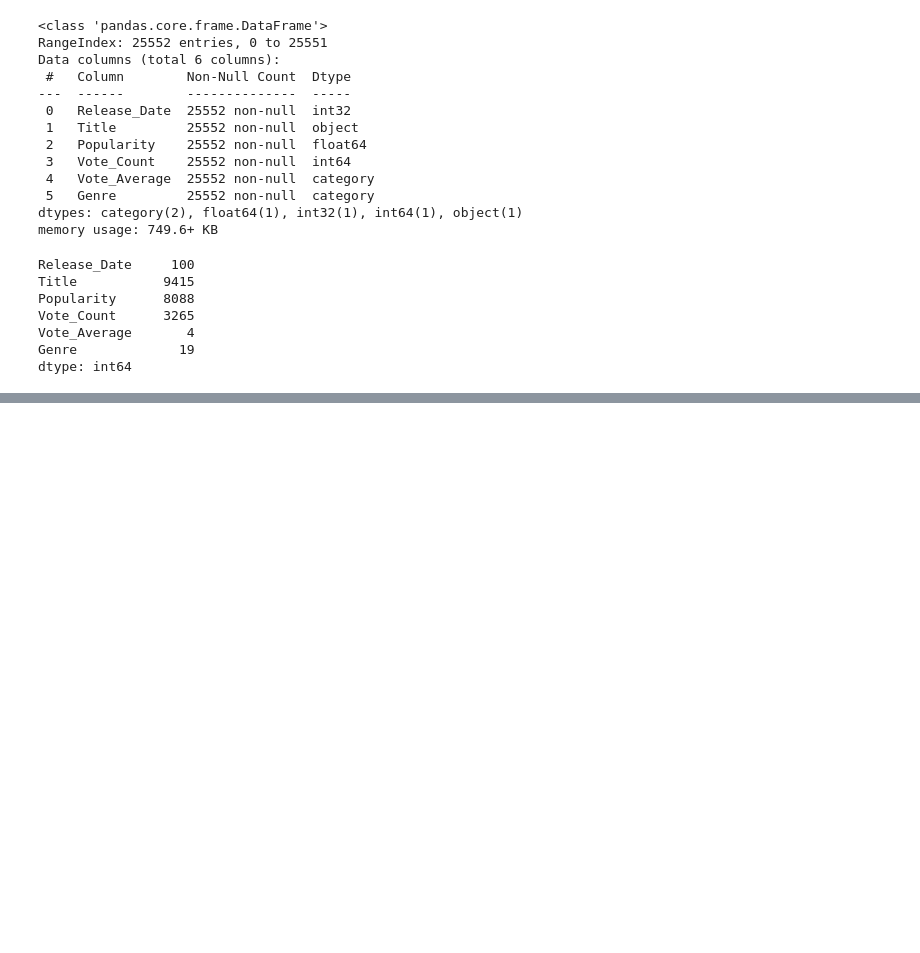
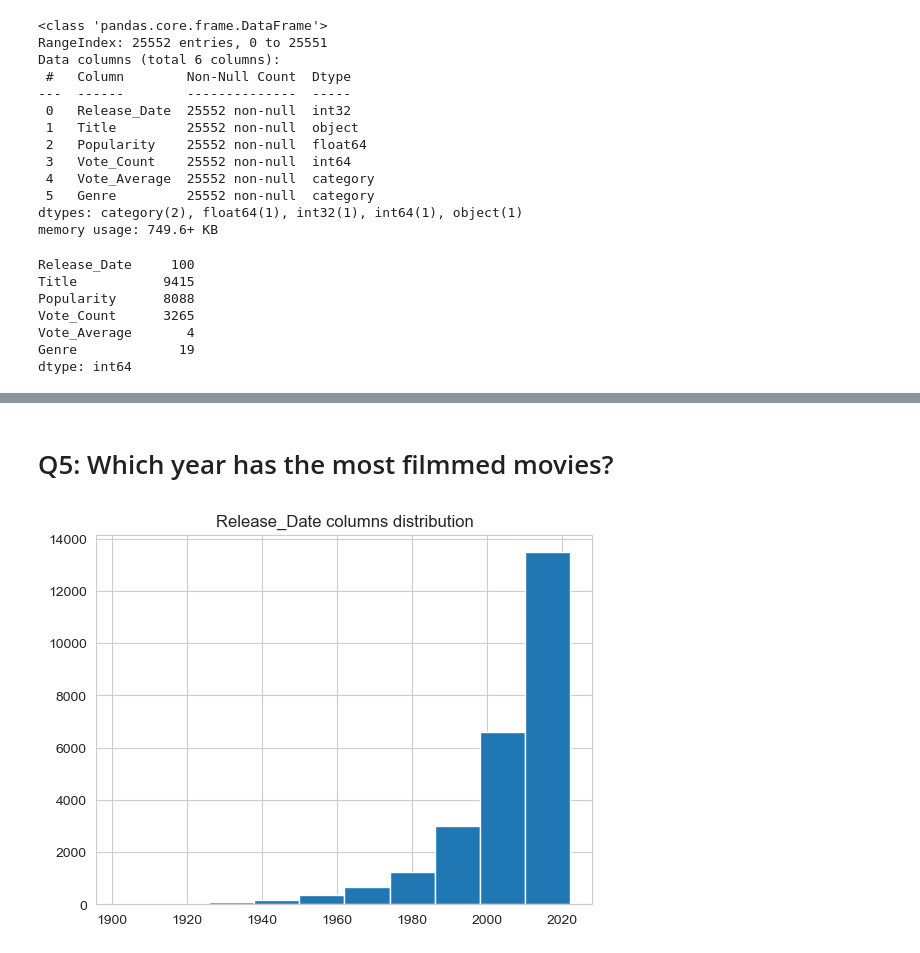
Before and after one commit to AkhileshDesai19/Netflix_Data_Analysis, a Jupyter notebook: Netfilx_EDA.ipynb, the cells around one changed output, grey strips where cells are left out. Cells and saved outputs as stored; diff of their text form; code cells hidden in the pictures; blank space fills up the shorter version.

```diff
--- a/Netfilx_EDA.ipynb
+++ b/Netfilx_EDA.ipynb
@@ -315,0 +369,8 @@ dtype: int64
+# %% [markdown]
+# Q5: Which year has the most filmmed movies?
+# %%
+df['Release_Date'].hist()
+plt.title('Release_Date columns distribution')
+plt.show()
+# %% [output]
+[figure, added]
```
Also changed, not shown: parts of 18 cells of this notebook.
